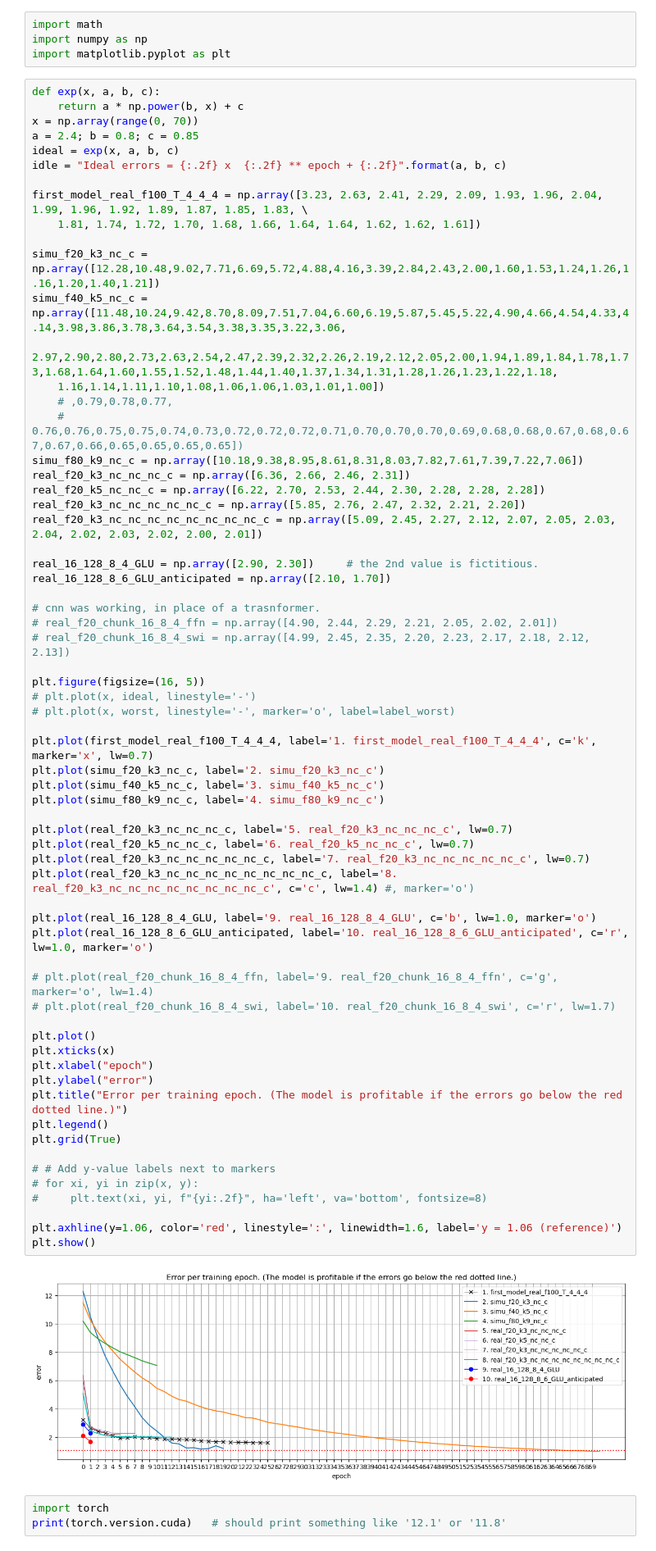
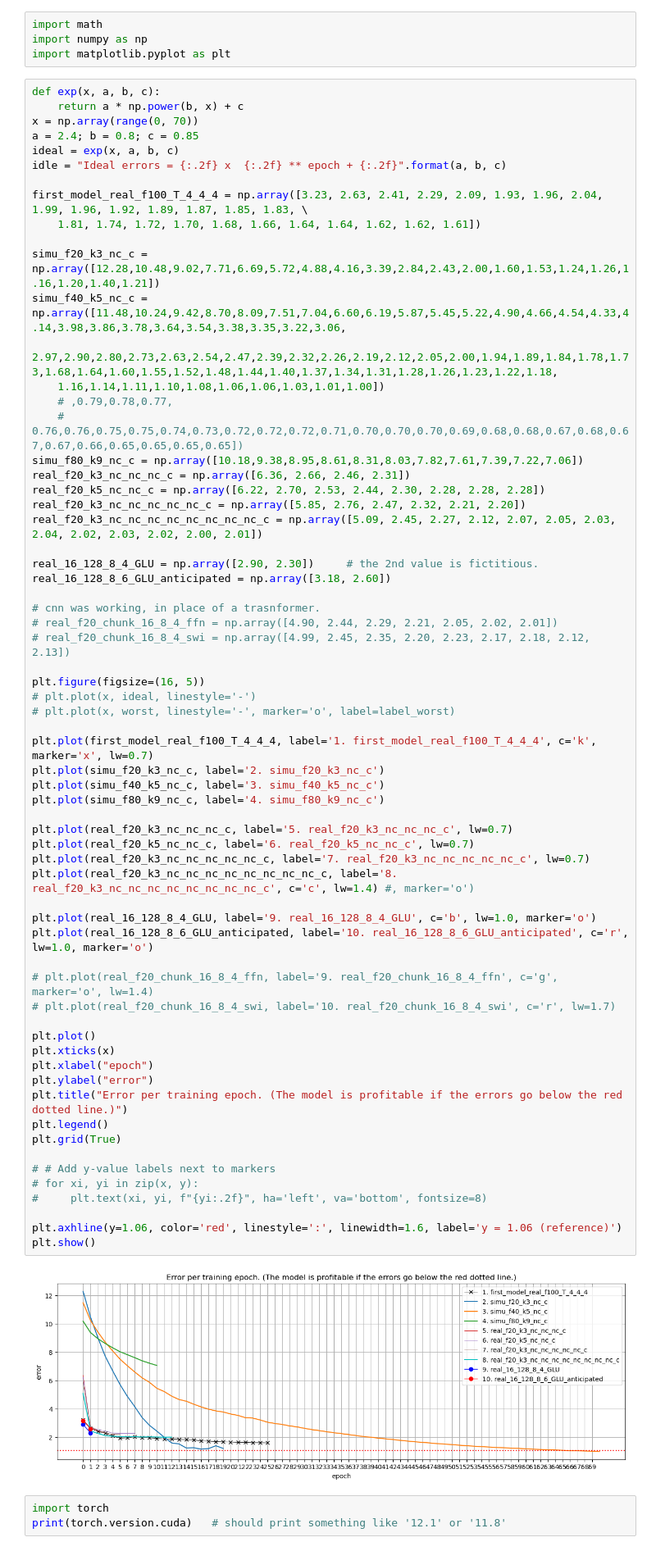
Before and after one commit to MachineLearningMike/Zeus2026, a Jupyter notebook: research/test01.ipynb, the cells around one changed output. Shown: that part at 82% size. Saved outputs shown, nothing was run; the diff lists cells and outputs as text.

```diff
--- a/research/test01.ipynb
+++ b/research/test01.ipynb
@@ -66,7 +77,7 @@ real_f20_k3_nc_nc_nc_nc_nc_c = np.array([5.85, 2.76, 2.47, 2.32, 2.21, 2.20])
 real_f20_k3_nc_nc_nc_nc_nc_nc_nc_nc_c = np.array([5.09, 2.45, 2.27, 2.12, 2.07, 2.05, 2.03, 2.04, 2.02, 2.03, 2.02, 2.00, 2.01])
 
 real_16_128_8_4_GLU = np.array([2.90, 2.30])     # the 2nd value is fictitious.
-real_16_128_8_6_GLU_anticipated = np.array([2.10, 1.70])
+real_16_128_8_6_GLU_anticipated = np.array([3.18, 2.60])
 
 # cnn was working, in place of a trasnformer.
 # real_f20_chunk_16_8_4_ffn = np.array([4.90, 2.44, 2.29, 2.21, 2.05, 2.02, 2.01])
@@ -80,34 +91,34 @@ plt.plot(first_model_real_f100_T_4_4_4, label='1. first_model_real_f100_T_4_4_4'
 plt.plot(simu_f20_k3_nc_c, label='2. simu_f20_k3_nc_c')
 plt.plot(simu_f40_k5_nc_c, label='3. simu_f40_k5_nc_c')
 plt.plot(simu_f80_k9_nc_c, label='4. simu_f80_k9_nc_c')
 
 plt.plot(real_f20_k3_nc_nc_nc_c, label='5. real_f20_k3_nc_nc_nc_c', lw=0.7)
 plt.plot(real_f20_k5_nc_nc_c, label='6. real_f20_k5_nc_nc_c', lw=0.7)
 plt.plot(real_f20_k3_nc_nc_nc_nc_nc_c, label='7. real_f20_k3_nc_nc_nc_nc_nc_c', lw=0.7)
 plt.plot(real_f20_k3_nc_nc_nc_nc_nc_nc_nc_nc_c, label='8. real_f20_k3_nc_nc_nc_nc_nc_nc_nc_nc_c', c='c', lw=1.4) #, marker='o')
 
 plt.plot(real_16_128_8_4_GLU, label='9. real_16_128_8_4_GLU', c='b', lw=1.0, marker='o')
 plt.plot(real_16_128_8_6_GLU_anticipated, label='10. real_16_128_8_6_GLU_anticipated', c='r', lw=1.0, marker='o')
 
 # plt.plot(real_f20_chunk_16_8_4_ffn, label='9. real_f20_chunk_16_8_4_ffn', c='g', marker='o', lw=1.4)
 # plt.plot(real_f20_chunk_16_8_4_swi, label='10. real_f20_chunk_16_8_4_swi', c='r', lw=1.7)
 
 plt.plot()
 plt.xticks(x)
 plt.xlabel("epoch")
 plt.ylabel("error")
 plt.title("Error per training epoch. (The model is profitable if the errors go below the red dotted line.)")
 plt.legend()
 plt.grid(True)
 
 # # Add y-value labels next to markers
 # for xi, yi in zip(x, y):
 #     plt.text(xi, yi, f"{yi:.2f}", ha='left', va='bottom', fontsize=8)
 
 plt.axhline(y=1.06, color='red', linestyle=':', linewidth=1.6, label='y = 1.06 (reference)')
 plt.show()
 # %% [output]
-[figure, old version]
+[figure, new version]
 # %%
 import torch
 print(torch.version.cuda)   # should print something like '12.1' or '11.8'
```
Also changed, not shown: parts of 2 cells of this notebook, 7 other files.
